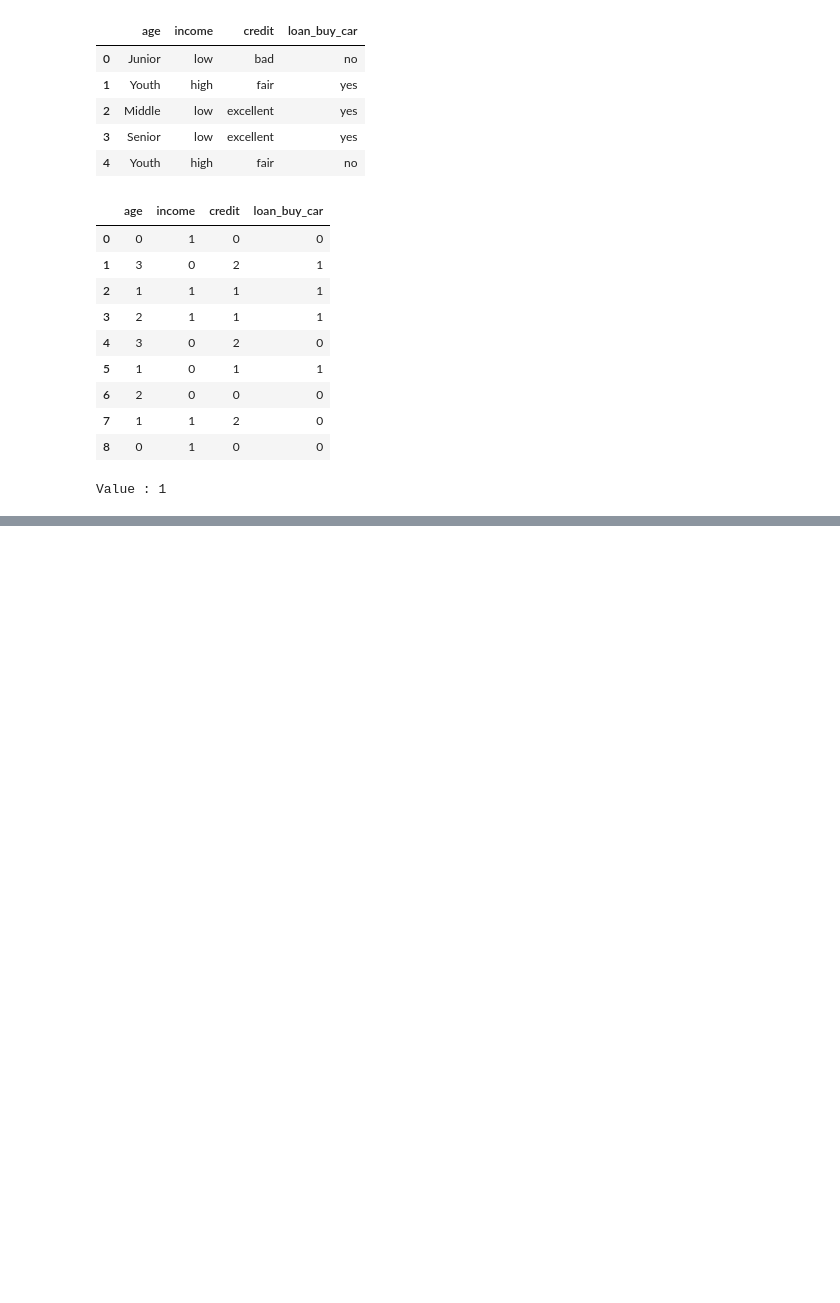
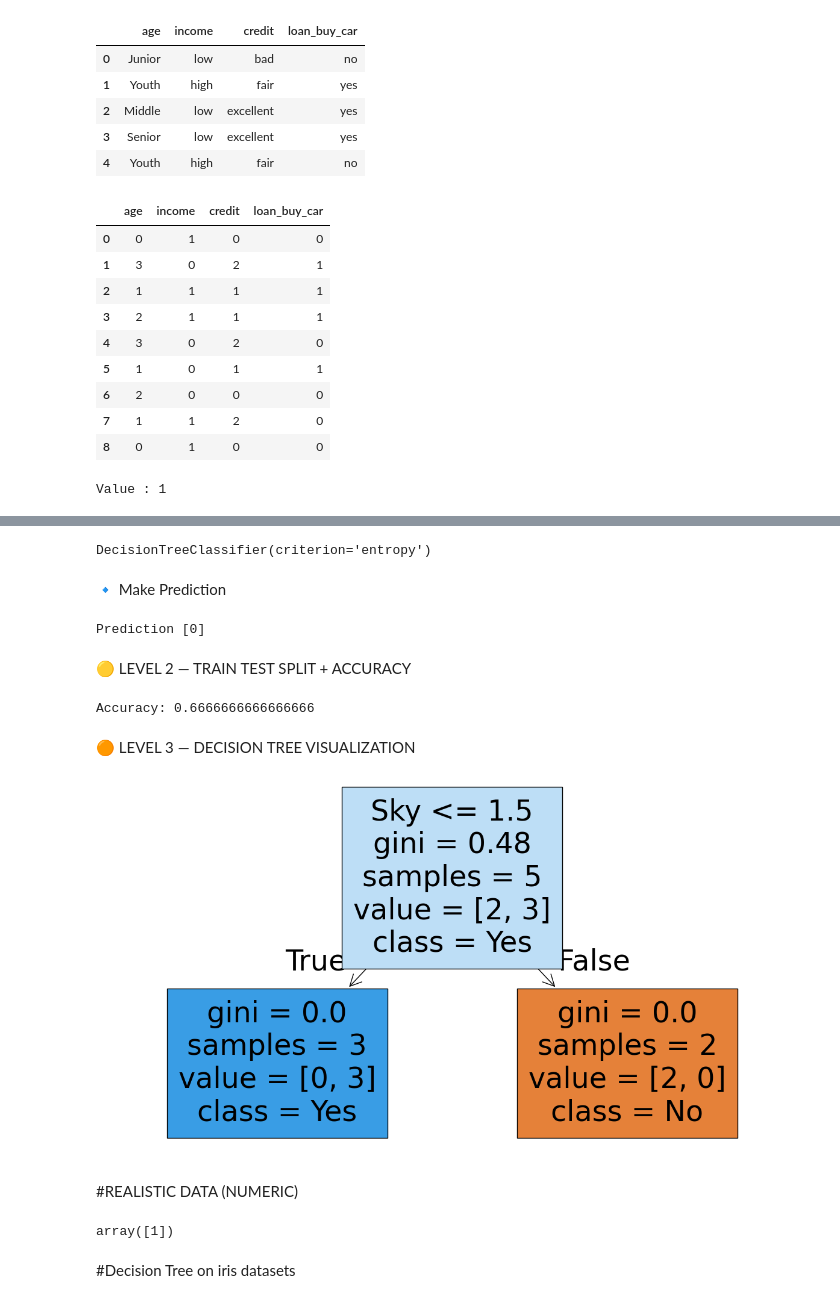
Before and after one commit to faisu6339-glitch/Machine-learning, a Jupyter notebook: decisiontree_pyinb.ipynb, the cells around one changed output, grey strips where cells are left out. Drawn from its saved outputs; the diff is of its cells as text; code cells hidden in the pictures; blank space fills up the shorter version.

```diff
--- a/decisiontree_pyinb.ipynb
+++ b/decisiontree_pyinb.ipynb
@@ -398,0 +606,9 @@ Value : 1
+# %%
+from sklearn.preprocessing import LabelEncoder
+
+le = LabelEncoder()
+
+for col in df.columns:
+    df[col] = le.fit_transform(df[col])
+
+df
@@ -398,0 +627,54 @@ Value : 1
+# %%
+from sklearn.tree import DecisionTreeClassifier
+
+X = df.drop('Play', axis=1)
+y = df['Play']
+
+model = DecisionTreeClassifier(criterion='entropy')
+model.fit(X, y)
+# %% [output]
+DecisionTreeClassifier(criterion='entropy')
+# %% [markdown]
+🔹 Make Prediction
+# %%
+sample=[[2,0,1]]
+prediction=model.predict(sample)
+print("Prediction",prediction)
+# %% [output]
+Prediction [0]
+# %% [markdown]
+🟡 LEVEL 2 — TRAIN TEST SPLIT + ACCURACY
+# %%
+from sklearn.model_selection import train_test_split
+from sklearn.metrics import accuracy_score
+
+X_train, X_test, y_train, y_test = train_test_split(
+    X, y, test_size=0.3, random_state=42
+)
+
+model = DecisionTreeClassifier(criterion='gini', max_depth=3)
+model.fit(X_train, y_train)
+
+y_pred = model.predict(X_test)
+
+print("Accuracy:", accuracy_score(y_test, y_pred))
+# %% [output]
+Accuracy: 0.6666666666666666
+# %% [markdown]
+🟠 LEVEL 3 — DECISION TREE VISUALIZATION
+# %%
+from sklearn.tree import plot_tree
+import matplotlib.pyplot as plt
+
+plt.figure(figsize=(15,8))
+plot_tree(
+    model,
+    feature_names=X.columns,
+    class_names=['No','Yes'],
+    filled=True
+)
+plt.show()
+# %% [output]
+[figure, added]
+# %% [markdown]
+#REALISTIC DATA (NUMERIC)
@@ -398,0 +693,9 @@ Value : 1
+# %%
+model = DecisionTreeClassifier(max_depth=4)
+model.fit(X, y)
+
+model.predict([[32, 55, 710]])
+# %% [output]
+array([1])
+# %% [markdown]
+#Decision Tree on iris datasets
```
Also changed, not shown: parts of 44 cells of this notebook.
